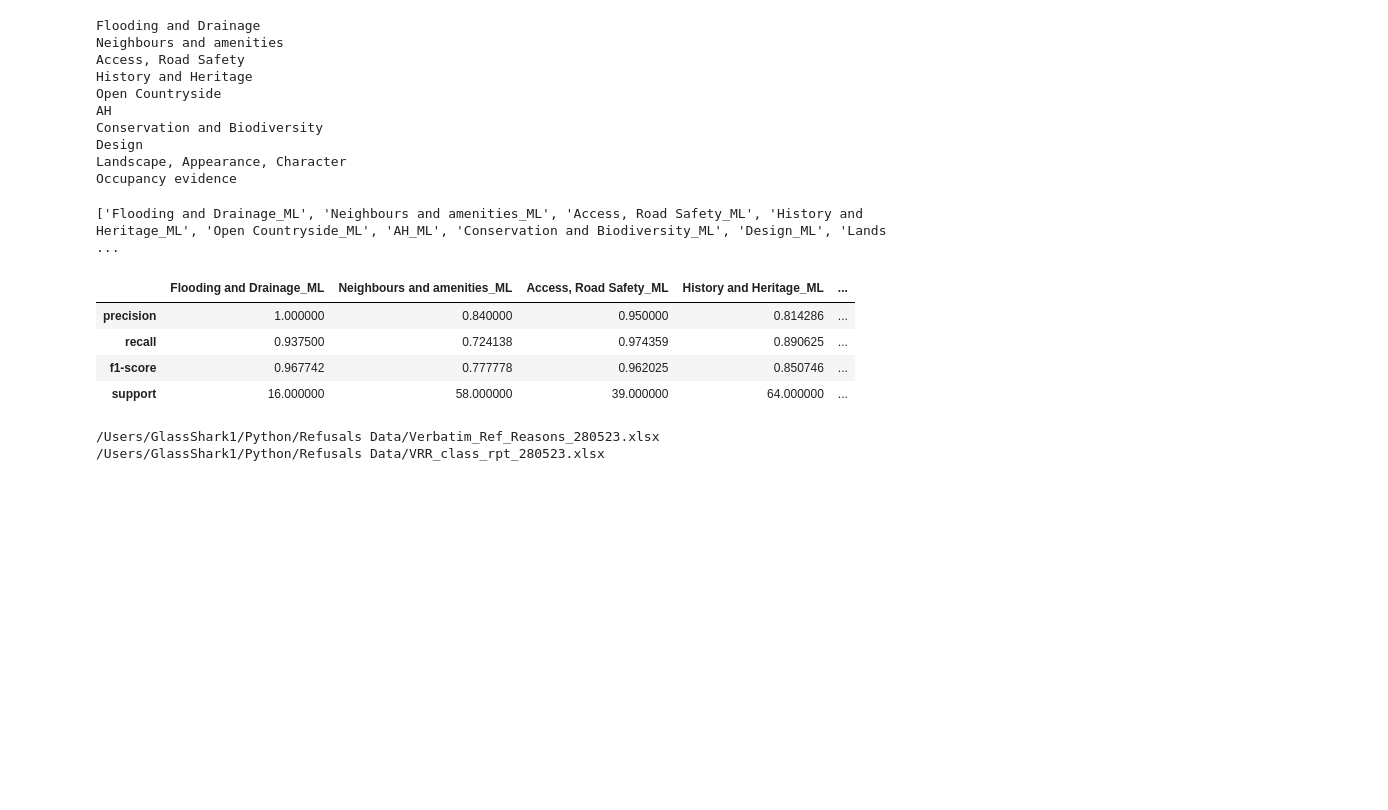
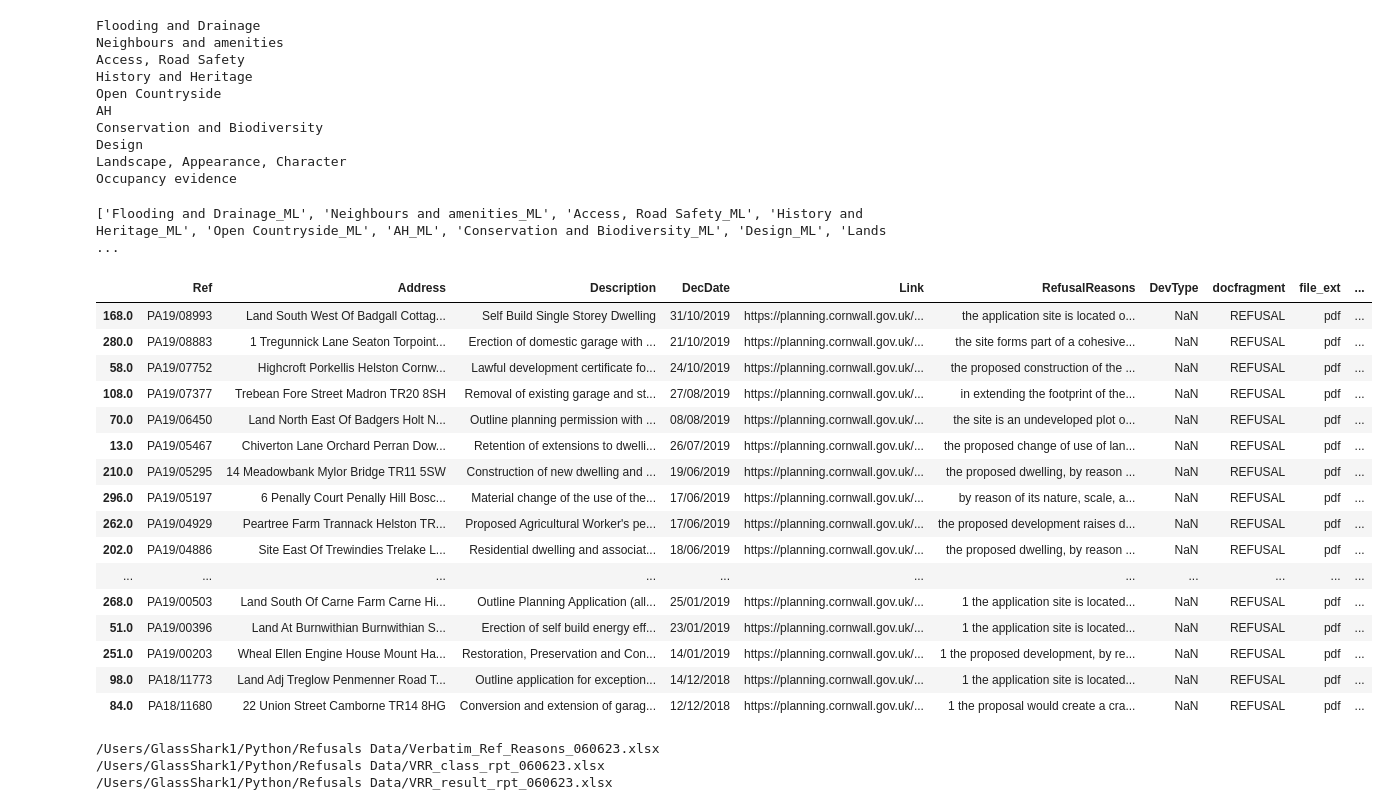
Before and after one commit to GlassShark1/Selenium-Planning, a Jupyter notebook: Spacy_refusal_rules.ipynb, the cells around one changed output. Saved outputs shown, nothing was run; the diff lists cells and outputs as text; code cells hidden in the pictures; blank space fills up the shorter version.

```diff
--- a/Spacy_refusal_rules.ipynb
+++ b/Spacy_refusal_rules.ipynb
@@ -219,4 +219,4 @@ df['cleaned'] = df['cleaned'].apply(strip_numbers)
 df['cleaned'] = df['cleaned'].apply(stopwords_and_preprocess)
 
 # 'cleaned' is an object datatype, cast as str to allow you to search for substrings for refinement
-df['checking col'] = df['cleaned'].astype(str)
+df['checking col'] = df['cleaned'].astype(str)'''
@@ -591,22 +772,43 @@ probs = pipeline.predict_proba(msg_test)
 threshold = 0.5  # Adjust the threshold as desired
 preds = (probs >= threshold).astype(int)
 
+# Create a dataframe to store the results of msg_test
+result_df = pd.DataFrame(probs, columns=allcatslist)
+
+# Add an identifier column - the original index reference
+result_df['Identifier'] = msg_test.index
+
+# Merge the result dataframe with the original dataframe based on the index
+result_df = df.merge(result_df, left_index=True, right_on='Identifier', how='left')
+
+# Filter out the records that have non-null values in the specified category column
+result_df = result_df[~result_df['Flooding and Drainage_ML_y'].isnull()]
+
 # Compute precision, recall, and other metrics
 report = classification_report(label_test, preds, target_names=allcatslist, output_dict=True)
 
 # Make a dataframe from the dictionary
 df_report = pd.DataFrame(report)
-
-# Add the report into a dictionary of reports
-#classification_dict[category] = df_report
-# %%
-df_report
-# %% [output]
-|  | Flooding and Drainage_ML | Neighbours and amenities_ML | Access, Road Safety_ML | History and Heritage_ML | ... |
-| precision | 1.000000 | 0.840000 | 0.950000 | 0.814286 | ... |
-| recall | 0.937500 | 0.724138 | 0.974359 | 0.890625 | ... |
-| f1-score | 0.967742 | 0.777778 | 0.962025 | 0.850746 | ... |
-| support | 16.000000 | 58.000000 | 39.000000 | 64.000000 | ... |
+# %%
+result_df.head(50)
+# %% [output]
+|  | Ref | Address | Description | DecDate | Link | RefusalReasons | DevType | docfragment | file_ext | ... |
+| 168.0 | PA19/08993 | Land South West Of Badgall Cottag... | Self Build Single Storey Dwelling | 31/10/2019 | https://planning.cornwall.gov.uk/... | the application site is located o... | NaN | REFUSAL | pdf | ... |
+| 280.0 | PA19/08883 | 1 Tregunnick Lane Seaton Torpoint... | Erection of domestic garage with ... | 21/10/2019 | https://planning.cornwall.gov.uk/... | the site forms part of a cohesive... | NaN | REFUSAL | pdf | ... |
+| 58.0 | PA19/07752 | Highcroft Porkellis Helston Cornw... | Lawful development certificate fo... | 24/10/2019 | https://planning.cornwall.gov.uk/... | the proposed construction of the ... | NaN | REFUSAL | pdf | ... |
+| 108.0 | PA19/07377 | Trebean Fore Street Madron TR20 8SH | Removal of existing garage and st... | 27/08/2019 | https://planning.cornwall.gov.uk/... | in extending the footprint of the... | NaN | REFUSAL | pdf | ... |
+| 70.0 | PA19/06450 | Land North East Of Badgers Holt N... | Outline planning permission with ... | 08/08/2019 | https://planning.cornwall.gov.uk/... | the site is an undeveloped plot o... | NaN | REFUSAL | pdf | ... |
+| 13.0 | PA19/05467 | Chiverton Lane Orchard Perran Dow... | Retention of extensions to dwelli... | 26/07/2019 | https://planning.cornwall.gov.uk/... | the proposed change of use of lan... | NaN | REFUSAL | pdf | ... |
+| 210.0 | PA19/05295 | 14 Meadowbank Mylor Bridge TR11 5SW | Construction of new dwelling and ... | 19/06/2019 | https://planning.cornwall.gov.uk/... | the proposed dwelling, by reason ... | NaN | REFUSAL | pdf | ... |
+| 296.0 | PA19/05197 | 6 Penally Court Penally Hill Bosc... | Material change of the use of the... | 17/06/2019 | https://planning.cornwall.gov.uk/... | by reason of its nature, scale, a... | NaN | REFUSAL | pdf | ... |
+| 262.0 | PA19/04929 | Peartree Farm Trannack Helston TR... | Proposed Agricultural Worker's pe... | 17/06/2019 | https://planning.cornwall.gov.uk/... | the proposed development raises d... | NaN | REFUSAL | pdf | ... |
+| 202.0 | PA19/04886 | Site East Of Trewindies Trelake L... | Residential dwelling and associat... | 18/06/2019 | https://planning.cornwall.gov.uk/... | the proposed dwelling, by reason ... | NaN | REFUSAL | pdf | ... |
+| ... | ... | ... | ... | ... | ... | ... | ... | ... | ... | ... |
+| 268.0 | PA19/00503 | Land South Of Carne Farm Carne Hi... | Outline Planning Application (all... | 25/01/2019 | https://planning.cornwall.gov.uk/... | 1 the application site is located... | NaN | REFUSAL | pdf | ... |
+| 51.0 | PA19/00396 | Land At Burnwithian Burnwithian S... | Erection of self build energy eff... | 23/01/2019 | https://planning.cornwall.gov.uk/... | 1 the application site is located... | NaN | REFUSAL | pdf | ... |
+| 251.0 | PA19/00203 | Wheal Ellen Engine House Mount Ha... | Restoration, Preservation and Con... | 14/01/2019 | https://planning.cornwall.gov.uk/... | 1 the proposed development, by re... | NaN | REFUSAL | pdf | ... |
+| 98.0 | PA18/11773 | Land Adj Treglow Penmenner Road T... | Outline application for exception... | 14/12/2018 | https://planning.cornwall.gov.uk/... | 1 the application site is located... | NaN | REFUSAL | pdf | ... |
+| 84.0 | PA18/11680 | 22 Union Street Camborne TR14 8HG | Conversion and extension of garag... | 12/12/2018 | https://planning.cornwall.gov.uk/... | 1 the proposal would create a cra... | NaN | REFUSAL | pdf | ... |
 # %%
 """
 precision == abilty to detect true positives (ratio of true postives to true postitives + false positives)
@@ -628,8 +830,10 @@ def export_excel(df, filename, sheet_name=None):
     else:
         df.to_excel(filepath, index=False, sheet_name=sheet_name)
 # %%
-export_excel(df, "Verbatim_Ref_Reasons_280523", sheet_name="Data")
-export_excel(df_report,"VRR_class_rpt_280523", sheet_name="class_rpt")
+export_excel(df, "Verbatim_Ref_Reasons_060623", sheet_name="Data")
+export_excel(df_report,"VRR_class_rpt_060623", sheet_name="class_rpt")
+export_excel(result_df,"VRR_result_rpt_060623", sheet_name="result_rpt")
 # %% [output]
-/Users/GlassShark1/Python/Refusals Data/Verbatim_Ref_Reasons_280523.xlsx
-/Users/GlassShark1/Python/Refusals Data/VRR_class_rpt_280523.xlsx
+/Users/GlassShark1/Python/Refusals Data/Verbatim_Ref_Reasons_060623.xlsx
+/Users/GlassShark1/Python/Refusals Data/VRR_class_rpt_060623.xlsx
+/Users/GlassShark1/Python/Refusals Data/VRR_result_rpt_060623.xlsx
```
Also changed, not shown: parts of 5 cells of this notebook.
